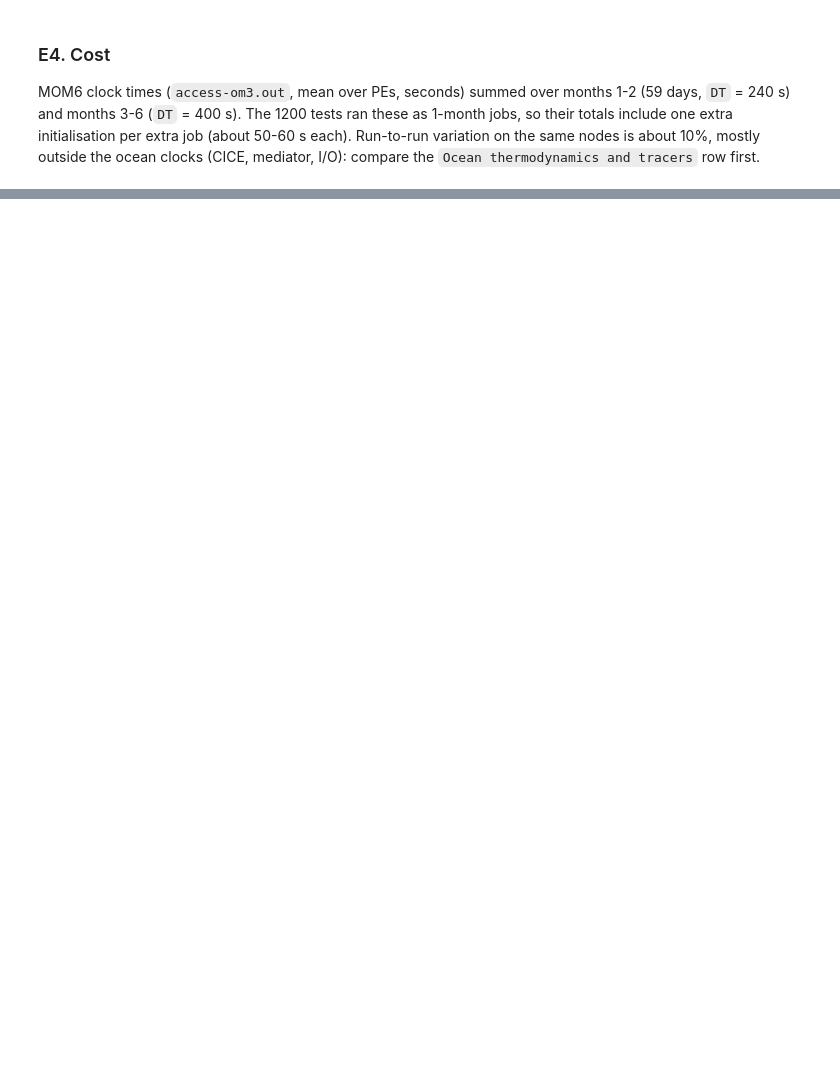
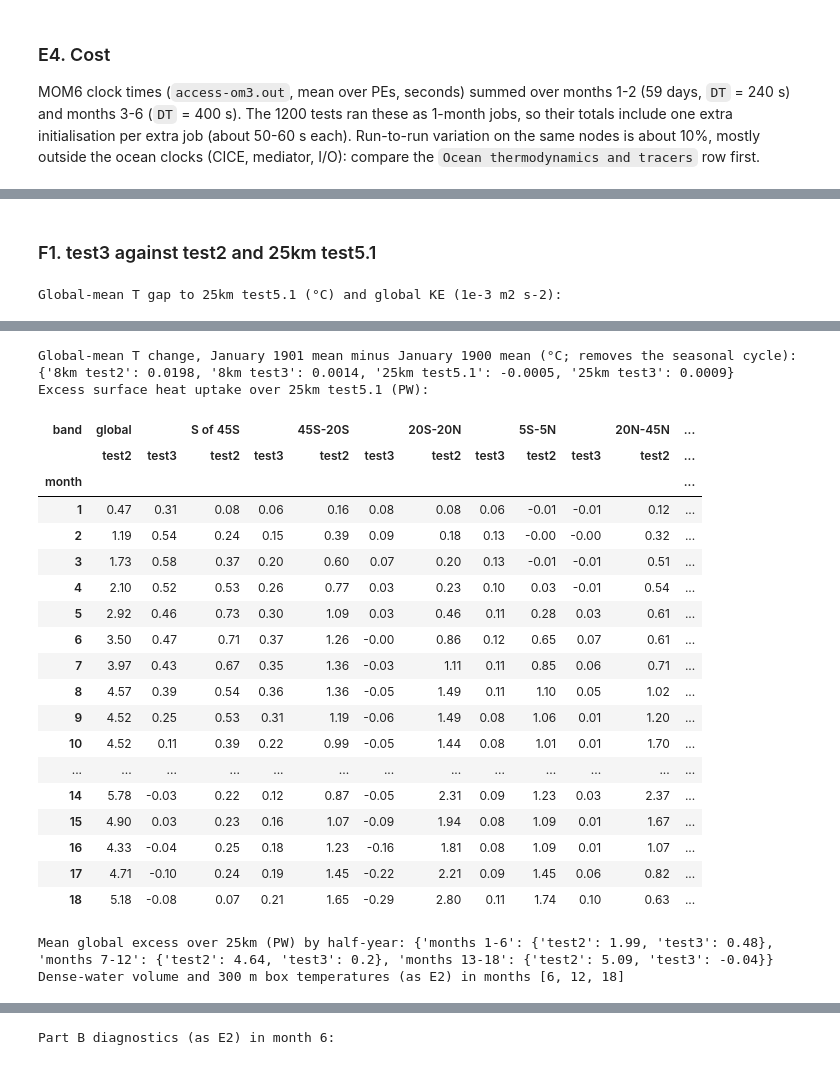
Before and after one commit to chrisb13/access-om3-paper-1, a Jupyter notebook: notebooks/8km_ryf_drift_diagnosis.ipynb, the cells around one changed output, grey strips where cells are left out. Drawn from its saved outputs; the diff is of its cells as text; code cells hidden in the pictures; blank space fills up the shorter version.

```diff
--- a/notebooks/8km_ryf_drift_diagnosis.ipynb
+++ b/notebooks/8km_ryf_drift_diagnosis.ipynb
@@ -1337,0 +1409,55 @@ else:
+# %% [markdown]
+### F1. test3 against test2 and 25km test5.1
+# %%
+d3, T3s, En3 = stats(T3); d8, T8, En8 = ST["8km test2"]; d25, T25, En25 = ST["25km test5.1 (same exe)"]
+NM = len(month_index(f"{T3}/output*/access-om3.mom6.2d.hfds.1mon.mean.190[01].nc"))   # months of test3 output so far
+chk = [c for c in [60, 120, 180, 240, 300, 364, 455, 545, 637, 729] if c <= d3.max()]
+gap = lambda d, T: np.interp(chk, d, T - T[0]) - np.interp(chk, d25, T25 - T25[0])
+print("Global-mean T gap to 25km test5.1 (°C) and global KE (1e-3 m2 s-2):")
+display(pd.DataFrame({"test2 gap": gap(d8, T8), "test3 gap": gap(d3, T3s), "test2 KE": np.interp(chk, d8, En8) * 1e3,
+                      "test3 KE": np.interp(chk, d3, En3) * 1e3, "25km KE": np.interp(chk, d25, En25) * 1e3},
+                     index=pd.Index(chk, name="day")).style.format("{:+.4f}", subset=["test2 gap", "test3 gap"]).format("{:.2f}", subset=["test2 KE", "test3 KE", "25km KE"]))
+jan = lambda d, T: T[(d >= 365) & (d < 395)].mean() - T[d < 30].mean()
+print("Global-mean T change, January 1901 mean minus January 1900 mean (°C; removes the seasonal cycle):")
+print({k: float(round(jan(*v[:2]), 4)) for k, v in {"8km test2": (d8, T8), "8km test3": (d3, T3s), "25km test5.1": (d25, T25), "25km test3": ST["25km test3"][:2]}.items()})
+
+LB = {"global": (-90, 90), "S of 45S": (-90, -45), "45S-20S": (-45, -20), "20S-20N": (-20, 20), "5S-5N": (-5, 5), "20N-45N": (20, 45)}
+rows = []
+for k, E in {"test2": E8, "test3": T3, "25km": E25S}.items():
+    A, lat = area_lat(E8 if k != "25km" else E)
+    for mo, (f, i, _) in enumerate(month_index(f"{E}/output*/access-om3.mom6.2d.hfds.1mon.mean.190[01].nc")[:NM]):
+        with xr.open_dataset(f, decode_timedelta=False) as ds:
+            h = np.nan_to_num(ds.hfds.isel(time=i).values) * A
+        rows += [{"run": k, "month": mo + 1, "band": b, "PW": h[(lat >= y0) & (lat < y1)].sum() / 1e15} for b, (y0, y1) in LB.items()]
+hb = pd.DataFrame(rows).pivot_table(index="month", columns=["band", "run"], values="PW")
+ex = pd.concat({r: hb.xs(r, axis=1, level="run").sub(hb.xs("25km", axis=1, level="run")) for r in ["test2", "test3"]}, axis=1).swaplevel(axis=1)
+print("Excess surface heat uptake over 25km test5.1 (PW):")
+display(ex[[(b, r) for b in LB for r in ["test2", "test3"]]].round(2))
+print("Mean global excess over 25km (PW) by half-year:", {f"months {a + 1}-{min(a + 6, NM)}": {r: float(round(ex[("global", r)].iloc[a:a + 6].mean(), 2)) for r in ["test2", "test3"]} for a in range(0, NM, 6)})
+
+def drift_row(E, mo):   # E2's dense-water volume and 300 m box temperatures, for any month of 1900-1901
+    A = static(E).areacello.fillna(0).values; Aw, _ = area_lat(E)
+    f, i, _ = month_index(f"{E}/output*/access-om3.mom6.3d.thkcello+rho2.1mon.mean.190[01].nc")[mo]
+    with xr.open_dataset(f, decode_timedelta=False) as ds:
+        h = ds.thkcello.isel(time=i); rd = h.dims[0]
+        row = {"V(σ2>37.0) 1e15 m3": sum(np.nansum(np.nan_to_num(h.isel({rd: kk}).values) * A) for kk in np.where(ds[rd].values > 1037.0)[0]) / 1e15}
+    f, i, _ = month_index(f"{E}/output*/access-om3.mom6.3d.thetao+z.1mon.mean.190[01].nc")[mo]
+    with xr.open_dataset(f, decode_timedelta=False) as ds:
+        for nm in ["Gulf Stream", "Agulhas"]:
+            sx, sy = box_slices(E, *BOX[nm]); a = Aw[sy, sx]
+            t = ds.thetao.isel(time=i, yh=sy, xh=sx).sel(z_l=300.0, method="nearest").values
+            row[f"{nm} T300 box mean (°C)"] = np.nansum(np.nan_to_num(t) * a) / a[np.isfinite(t)].sum()
+    return row
+MOS = sorted({5, 11, NM - 1})
+dr = pd.DataFrame({(mo + 1, k): cached(f"F1-drift-{k}-m{mo + 1}", [], lambda E=E, mo=mo: drift_row(E, mo))
+                   for mo in MOS for k, E in {"8km test2": E8, "8km test3": T3, "25km test5.1": E25S}.items()}).T
+dr.index.names = ["month", "run"]
+print("Dense-water volume and 300 m box temperatures (as E2) in months", [m + 1 for m in MOS])
+display(dr.style.format("{:.3g}"))
+
+e2_3 = pd.DataFrame(cached("E2-8km test3", glob.glob(f"{T3}/output00[0-4]/access-om3.mom6.3d.*.1mon.mean.1900.nc"),
+                           lambda: e2_rows("8km test3", T3))).set_index(["month", "run"])
+print("Part B diagnostics (as E2) in month 6:")
+display(pd.concat([e2.xs(6, level="month", drop_level=False), e2_3.xs(6, level="month", drop_level=False)]).style.format("{:.3g}"))
+# %% [output]
+Global-mean T gap to 25km test5.1 (°C) and global KE (1e-3 m2 s-2):
@@ -1337,0 +1474,24 @@ else:
+Global-mean T change, January 1901 mean minus January 1900 mean (°C; removes the seasonal cycle):
+{'8km test2': 0.0198, '8km test3': 0.0014, '25km test5.1': -0.0005, '25km test3': 0.0009}
+Excess surface heat uptake over 25km test5.1 (PW):
+| band | global |  | S of 45S |  | 45S-20S |  | 20S-20N |  | 5S-5N |  | 20N-45N | ... |
+|  | test2 | test3 | test2 | test3 | test2 | test3 | test2 | test3 | test2 | test3 | test2 | ... |
+| month |  |  |  |  |  |  |  |  |  |  |  | ... |
+| 1 | 0.47 | 0.31 | 0.08 | 0.06 | 0.16 | 0.08 | 0.08 | 0.06 | -0.01 | -0.01 | 0.12 | ... |
+| 2 | 1.19 | 0.54 | 0.24 | 0.15 | 0.39 | 0.09 | 0.18 | 0.13 | -0.00 | -0.00 | 0.32 | ... |
+| 3 | 1.73 | 0.58 | 0.37 | 0.20 | 0.60 | 0.07 | 0.20 | 0.13 | -0.01 | -0.01 | 0.51 | ... |
+| 4 | 2.10 | 0.52 | 0.53 | 0.26 | 0.77 | 0.03 | 0.23 | 0.10 | 0.03 | -0.01 | 0.54 | ... |
+| 5 | 2.92 | 0.46 | 0.73 | 0.30 | 1.09 | 0.03 | 0.46 | 0.11 | 0.28 | 0.03 | 0.61 | ... |
+| 6 | 3.50 | 0.47 | 0.71 | 0.37 | 1.26 | -0.00 | 0.86 | 0.12 | 0.65 | 0.07 | 0.61 | ... |
+| 7 | 3.97 | 0.43 | 0.67 | 0.35 | 1.36 | -0.03 | 1.11 | 0.11 | 0.85 | 0.06 | 0.71 | ... |
+| 8 | 4.57 | 0.39 | 0.54 | 0.36 | 1.36 | -0.05 | 1.49 | 0.11 | 1.10 | 0.05 | 1.02 | ... |
+| 9 | 4.52 | 0.25 | 0.53 | 0.31 | 1.19 | -0.06 | 1.49 | 0.08 | 1.06 | 0.01 | 1.20 | ... |
+| 10 | 4.52 | 0.11 | 0.39 | 0.22 | 0.99 | -0.05 | 1.44 | 0.08 | 1.01 | 0.01 | 1.70 | ... |
+| ... | ... | ... | ... | ... | ... | ... | ... | ... | ... | ... | ... | ... |
+| 14 | 5.78 | -0.03 | 0.22 | 0.12 | 0.87 | -0.05 | 2.31 | 0.09 | 1.23 | 0.03 | 2.37 | ... |
+| 15 | 4.90 | 0.03 | 0.23 | 0.16 | 1.07 | -0.09 | 1.94 | 0.08 | 1.09 | 0.01 | 1.67 | ... |
+| 16 | 4.33 | -0.04 | 0.25 | 0.18 | 1.23 | -0.16 | 1.81 | 0.08 | 1.09 | 0.01 | 1.07 | ... |
+| 17 | 4.71 | -0.10 | 0.24 | 0.19 | 1.45 | -0.22 | 2.21 | 0.09 | 1.45 | 0.06 | 0.82 | ... |
+| 18 | 5.18 | -0.08 | 0.07 | 0.21 | 1.65 | -0.29 | 2.80 | 0.11 | 1.74 | 0.10 | 0.63 | ... |
+Mean global excess over 25km (PW) by half-year: {'months 1-6': {'test2': 1.99, 'test3': 0.48}, 'months 7-12': {'test2': 4.64, 'test3': 0.2}, 'months 13-18': {'test2': 5.09, 'test3': -0.04}}
+Dense-water volume and 300 m box temperatures (as E2) in months [6, 12, 18]
@@ -1337,0 +1509 @@ else:
+Part B diagnostics (as E2) in month 6:
```
Also changed, not shown: parts of 8 cells of this notebook.
